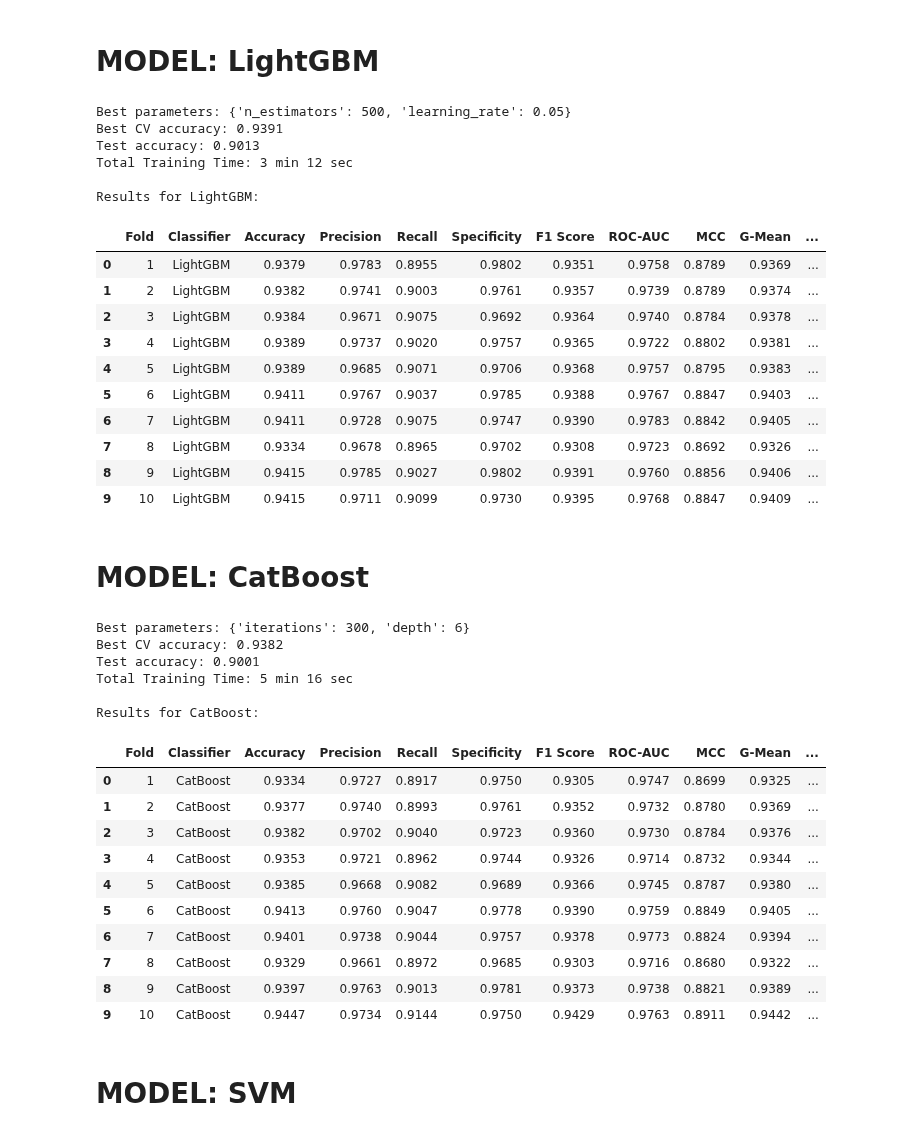
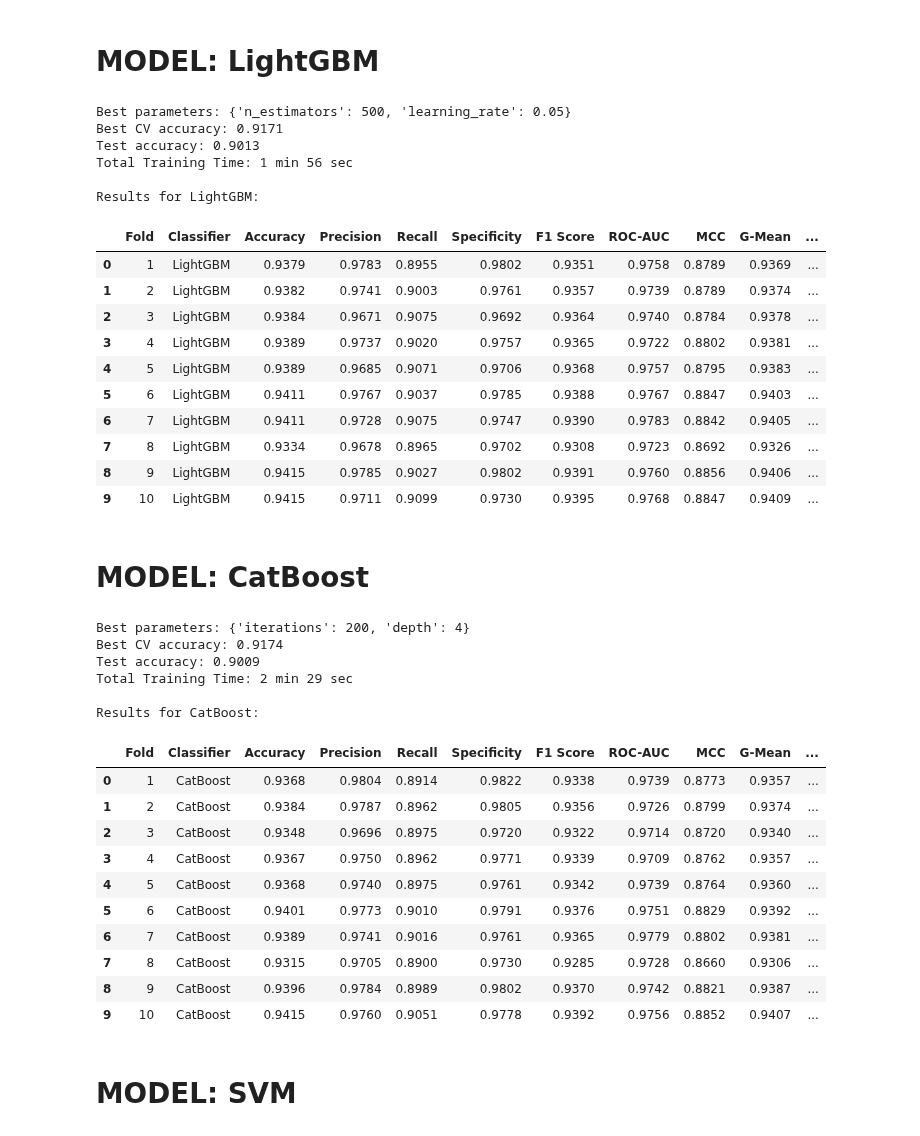
Before and after one commit to sap-tarshi-ghosh/Bank_Marketing_Project_Sk_Kamrej, a Jupyter notebook: Code/BMP_ADASYN.ipynb, the cells around one changed output. Drawn from its saved outputs; the diff is of its cells as text; code cells hidden in the pictures.

```diff
--- a/Code/BMP_ADASYN.ipynb
+++ b/Code/BMP_ADASYN.ipynb
@@ -276,7 +276,7 @@ params = {
 }
 
 # Randomized Search
-search = RandomizedSearchCV(model, params, n_iter=10, cv=skf, scoring="accuracy", n_jobs=-1)
+search = RandomizedSearchCV(model, params, n_iter=10, cv=3, scoring="accuracy", n_jobs=-1)
 
 # Train
 start_total = time.time()
@@ -339,7 +339,7 @@ params = {
 }
 
 # Randomized Search
-search = RandomizedSearchCV(model, params, n_iter=5, cv=skf, scoring="accuracy", n_jobs=-1)
+search = RandomizedSearchCV(model, params, n_iter=5, cv=3, scoring="accuracy", n_jobs=-1)
 
 # Train
 start_total = time.time()
@@ -403,7 +403,7 @@ params = {
 }
 
 # Randomized Search
-search = RandomizedSearchCV(model, params, n_iter=20, cv=skf, scoring="accuracy", n_jobs=-1)
+search = RandomizedSearchCV(model, params, n_iter=10, cv=5, scoring="accuracy", n_jobs=-1)
 
 # Train
 start_total = time.time()
@@ -466,7 +466,7 @@ params = {
 }
 
 # Randomized Search
-search = RandomizedSearchCV(model, params, n_iter=20, cv=skf, scoring="accuracy", n_jobs=-1)
+search = RandomizedSearchCV(model, params, n_iter=10, cv=5, scoring="accuracy", n_jobs=-1)
 
 # Train
 start_total = time.time()
@@ -495,9 +495,9 @@ print(f"Total Training Time: {mins} min {secs} sec")
 evaluate_model("LightGBM", best_model)
 # %% [output]
 Best parameters: {'n_estimators': 500, 'learning_rate': 0.05}
-Best CV accuracy: 0.9391
+Best CV accuracy: 0.9171
 Test accuracy: 0.9013
-Total Training Time: 3 min 12 sec
+Total Training Time: 1 min 56 sec
 
 Results for LightGBM:
 |  | Fold | Classifier | Accuracy | Precision | Recall | Specificity | F1 Score | ROC-AUC | MCC | G-Mean | ... |
@@ -529,51 +529,51 @@ params = {
 }
 
 # Randomized Search
-search = RandomizedSearchCV(model, params, n_iter=20, cv=skf, scoring="accuracy", n_jobs=-1)
+search = RandomizedSearchCV(model, params, n_iter=10, cv=5, scoring="accuracy", n_jobs=-1)
 
 # Train
 start_total = time.time()
 
 search.fit(X_train_ad, y_train_ad)
 
 total_training_time = time.time() - start_total
 
 best_model = search.best_estimator_
 
 # Output
 print("Best parameters:", search.best_params_)
 print("Best CV accuracy:", round(search.best_score_,4))
 
 # Test accuracy
 y_pred = best_model.predict(X_test_scaled)
 print("Test accuracy:", round(accuracy_score(y_test, y_pred),4))
 
 # Training time
 mins = int(total_training_time // 60)
 secs = int(total_training_time % 60)
 
 print(f"Total Training Time: {mins} min {secs} sec")
 
 # Fold-wise evaluation
 evaluate_model("CatBoost", best_model)
 # %% [output]
-Best parameters: {'iterations': 300, 'depth': 6}
-Best CV accuracy: 0.9382
-Test accuracy: 0.9001
-Total Training Time: 5 min 16 sec
+Best parameters: {'iterations': 200, 'depth': 4}
+Best CV accuracy: 0.9174
+Test accuracy: 0.9009
+Total Training Time: 2 min 29 sec
 
 Results for CatBoost:
 |  | Fold | Classifier | Accuracy | Precision | Recall | Specificity | F1 Score | ROC-AUC | MCC | G-Mean | ... |
-| 0 | 1 | CatBoost | 0.9334 | 0.9727 | 0.8917 | 0.9750 | 0.9305 | 0.9747 | 0.8699 | 0.9325 | ... |
-| 1 | 2 | CatBoost | 0.9377 | 0.9740 | 0.8993 | 0.9761 | 0.9352 | 0.9732 | 0.8780 | 0.9369 | ... |
-| 2 | 3 | CatBoost | 0.9382 | 0.9702 | 0.9040 | 0.9723 | 0.9360 | 0.9730 | 0.8784 | 0.9376 | ... |
-| 3 | 4 | CatBoost | 0.9353 | 0.9721 | 0.8962 | 0.9744 | 0.9326 | 0.9714 | 0.8732 | 0.9344 | ... |
-| 4 | 5 | CatBoost | 0.9385 | 0.9668 | 0.9082 | 0.9689 | 0.9366 | 0.9745 | 0.8787 | 0.9380 | ... |
-| 5 | 6 | CatBoost | 0.9413 | 0.9760 | 0.9047 | 0.9778 | 0.9390 | 0.9759 | 0.8849 | 0.9405 | ... |
-| 6 | 7 | CatBoost | 0.9401 | 0.9738 | 0.9044 | 0.9757 | 0.9378 | 0.9773 | 0.8824 | 0.9394 | ... |
-| 7 | 8 | CatBoost | 0.9329 | 0.9661 | 0.8972 | 0.9685 | 0.9303 | 0.9716 | 0.8680 | 0.9322 | ... |
-| 8 | 9 | CatBoost | 0.9397 | 0.9763 | 0.9013 | 0.9781 | 0.9373 | 0.9738 | 0.8821 | 0.9389 | ... |
-| 9 | 10 | CatBoost | 0.9447 | 0.9734 | 0.9144 | 0.9750 | 0.9429 | 0.9763 | 0.8911 | 0.9442 | ... |
+| 0 | 1 | CatBoost | 0.9368 | 0.9804 | 0.8914 | 0.9822 | 0.9338 | 0.9739 | 0.8773 | 0.9357 | ... |
+| 1 | 2 | CatBoost | 0.9384 | 0.9787 | 0.8962 | 0.9805 | 0.9356 | 0.9726 | 0.8799 | 0.9374 | ... |
+| 2 | 3 | CatBoost | 0.9348 | 0.9696 | 0.8975 | 0.9720 | 0.9322 | 0.9714 | 0.8720 | 0.9340 | ... |
+| 3 | 4 | CatBoost | 0.9367 | 0.9750 | 0.8962 | 0.9771 | 0.9339 | 0.9709 | 0.8762 | 0.9357 | ... |
+| 4 | 5 | CatBoost | 0.9368 | 0.9740 | 0.8975 | 0.9761 | 0.9342 | 0.9739 | 0.8764 | 0.9360 | ... |
+| 5 | 6 | CatBoost | 0.9401 | 0.9773 | 0.9010 | 0.9791 | 0.9376 | 0.9751 | 0.8829 | 0.9392 | ... |
+| 6 | 7 | CatBoost | 0.9389 | 0.9741 | 0.9016 | 0.9761 | 0.9365 | 0.9779 | 0.8802 | 0.9381 | ... |
+| 7 | 8 | CatBoost | 0.9315 | 0.9705 | 0.8900 | 0.9730 | 0.9285 | 0.9728 | 0.8660 | 0.9306 | ... |
+| 8 | 9 | CatBoost | 0.9396 | 0.9784 | 0.8989 | 0.9802 | 0.9370 | 0.9742 | 0.8821 | 0.9387 | ... |
+| 9 | 10 | CatBoost | 0.9415 | 0.9760 | 0.9051 | 0.9778 | 0.9392 | 0.9756 | 0.8852 | 0.9407 | ... |
 # %% [markdown]
 # MODEL: SVM
 # %%
```
Also changed, not shown: parts of 15 cells of this notebook.
